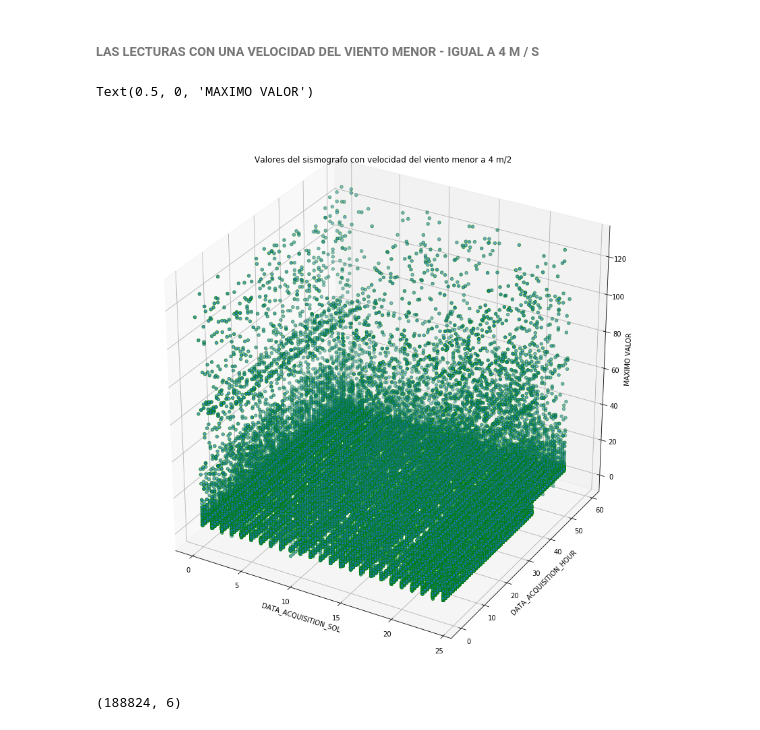
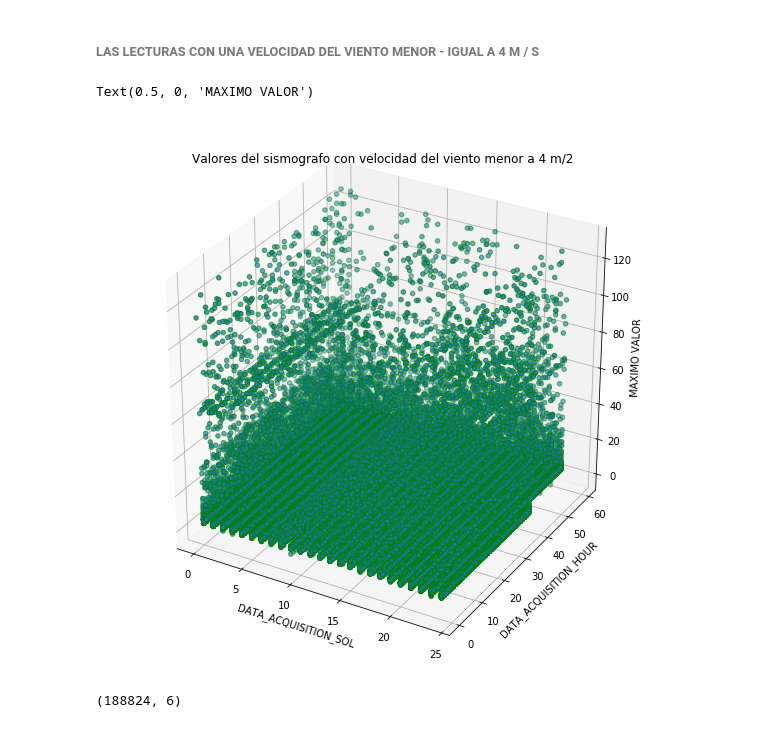
Before and after one commit to gabgarar/NASA---Mision-Vikings, a Jupyter notebook: Hierarchical_clustering.ipynb, the cells around one changed output. Saved outputs shown, nothing was run; the diff lists cells and outputs as text; code cells hidden in the pictures.

```diff
--- a/Hierarchical_clustering.ipynb
+++ b/Hierarchical_clustering.ipynb
@@ -176,25 +164,25 @@ plt.show()
 # %%
 X_frame = data_norm[data_norm.WINDSPEED <= 4 ]
 X = X_frame.values;
 
-fig = plt.figure(figsize = (15,15))
+fig = plt.figure(figsize = (10,10))
 ax = fig.add_subplot(111, projection='3d')
 
 #y = np.choose(labels, [1, 2, 0]).astype(np.float)
 ax.scatter(X[:,0],X[:,1],X[:,4], edgecolor='g')
 
 
 #ax.scatter(X[:,0],X[:,1],X[:,2], edgecolor='y')
 plt.title("Valores del sismografo con velocidad del viento menor a 4 m/2")
 ax.set_xlabel("DATA_ACQUISITION_SOL")
 ax.set_ylabel("DATA_ACQUISITION_HOUR")
 ax.set_zlabel('MAXIMO VALOR')
 
 
 #plt.show()
 # %% [output]
 Text(0.5, 0, 'MAXIMO VALOR')
-[figure, old version]
+[figure, new version]
 # %%
 X.shape
 # %% [output]
```
Also changed, not shown: parts of 16 cells of this notebook.
